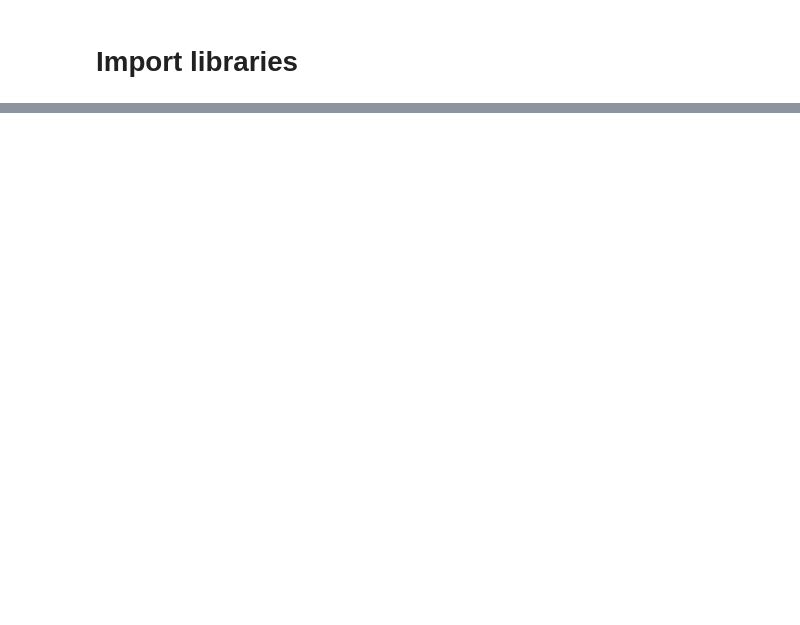
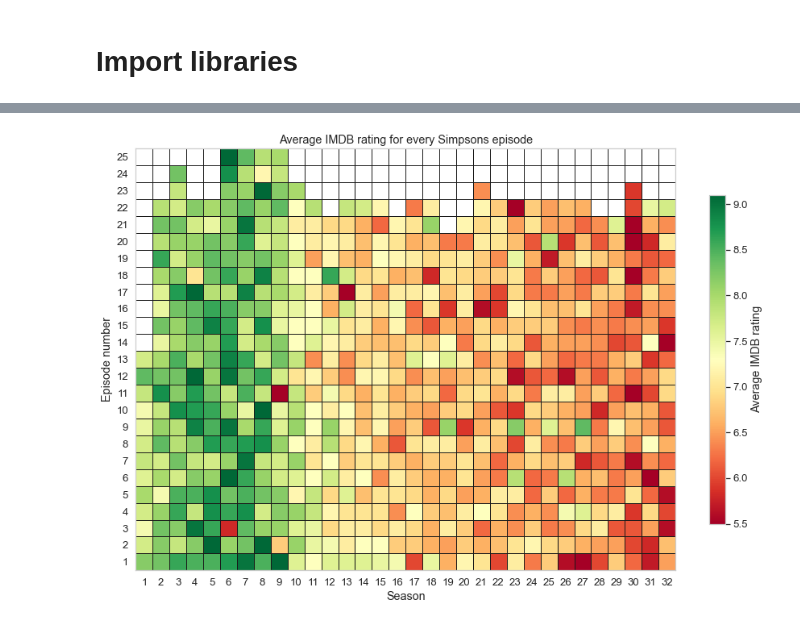
Before and after one commit to juan-td/web-scraping-misc, a Jupyter notebook: simpsons_web_scraping.ipynb, the cells around one changed output, grey strips where cells are left out. Cells and saved outputs as stored; diff of their text form; code cells hidden in the pictures; blank space fills up the shorter version.

```diff
--- a/simpsons_web_scraping.ipynb
+++ b/simpsons_web_scraping.ipynb
@@ -47,0 +106,37 @@ episodes_df[episodes_df.index+1 != episodes_df['No.overall']]
+# %%
+def plot_color_square(column,label=None):
+    if label is None:
+        label = column
+    episodes_num = simpsons_df.groupby('seasonNumber').count()['episodeNumber'].to_numpy()
+    episodes_max = np.max(episodes_num)
+    seasons = 32
+
+    square = np.empty([episodes_max,seasons])
+    square[:]=np.nan
+
+    for s in range(seasons):
+        for e in range(episodes_num[s]):
+            square[e,s] = simpsons_df[(simpsons_df['seasonNumber']==s+1) & (simpsons_df['episodeNumber']==e+1)][column]
+
+
+    plt.figure(figsize=(15,15))
+    plt.grid(b=True,which='both',alpha=0.3)
+    plt.minorticks_on()
+    cmap = mpl.cm.get_cmap("RdYlGn").copy()
+    cmap.set_bad("white")
+    plt.pcolormesh(square,cmap=cmap,edgecolors='k',vmin=np.quantile(simpsons_df[column].dropna(),0.01),vmax=np.quantile(simpsons_df[column].dropna(),0.99))
+    ax = plt.gca()
+    ax.set_aspect('equal')
+    ax.set_xticks(np.arange(0.5,32.5))
+    ax.set_xticklabels(range(1,33))
+    ax.set_yticks(np.arange(0.5,25.5))
+    ax.set_yticklabels(range(1,26))
+    plt.colorbar(shrink=0.5).set_label(label)
+    plt.ylabel('Episode number')
+    plt.xlabel('Season')
+    plt.title(label+' for every Simpsons episode')
+    plt.show()
+# %%
+plot_color_square('averageRating','Average IMDB rating')
+# %% [output]
+[figure, added]
```
Also changed, not shown: parts of 19 cells of this notebook, 1 other file.
